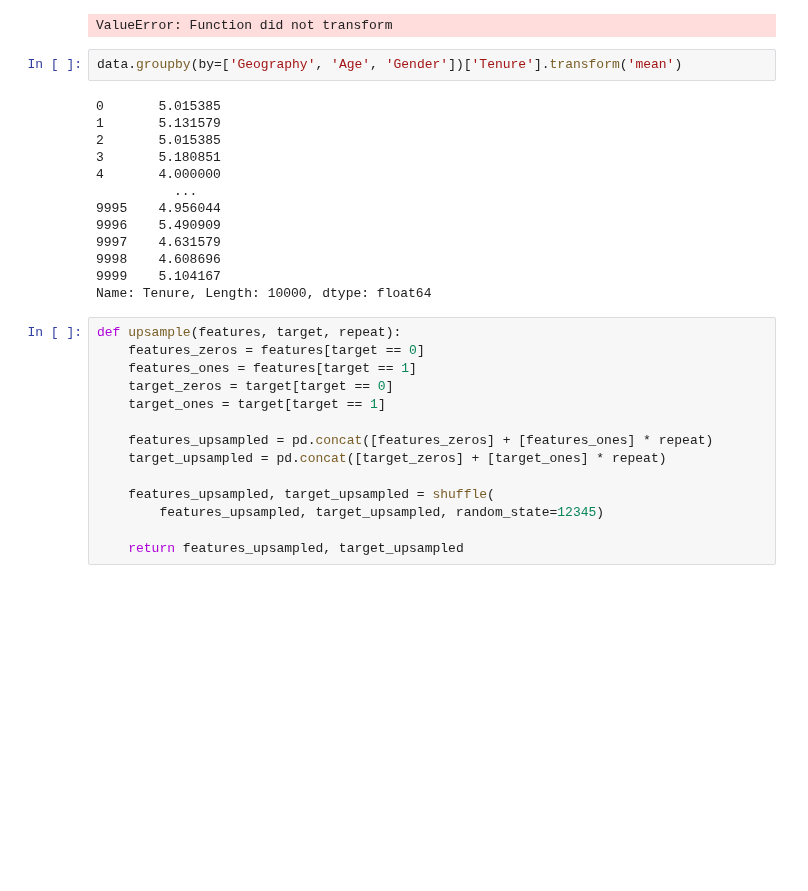
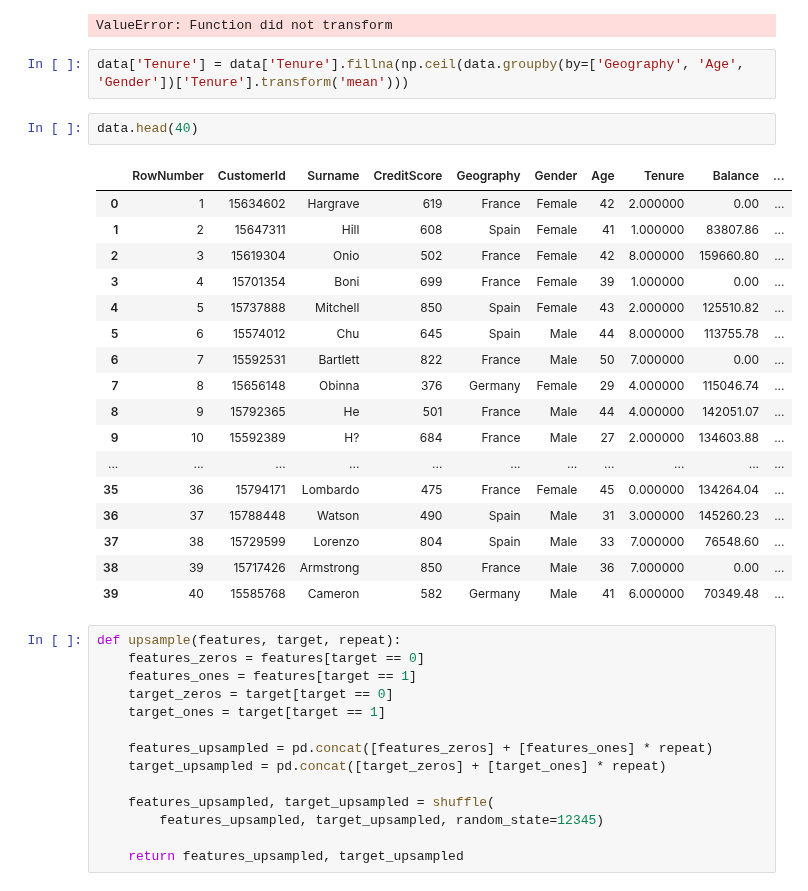
Before and after one commit to versus666jzx/practicum_ds, a Jupyter notebook: model_prognoza_ottoka_klientov_banka/notebooks/prognoz_ottoka_klientov.ipynb, the cells around one changed output. Cells and saved outputs as stored; diff of their text form; blank space fills up the shorter version.

```diff
--- a/model_prognoza_ottoka_klientov_banka/notebooks/prognoz_ottoka_klientov.ipynb
+++ b/model_prognoza_ottoka_klientov_banka/notebooks/prognoz_ottoka_klientov.ipynb
@@ -134,20 +161,27 @@ np.ceil(pd.pivot_table(data[data['Tenure'].notna()], index=['Geography', 'Age',
 # %% [output]
 ValueError: Function did not transform
 # %%
-data.groupby(by=['Geography', 'Age', 'Gender'])['Tenure'].transform('mean')
+data['Tenure'] = data['Tenure'].fillna(np.ceil(data.groupby(by=['Geography', 'Age', 'Gender'])['Tenure'].transform('mean')))
-# %% [output]
-0       5.015385
-1       5.131579
-2       5.015385
-3       5.180851
-4       4.000000
-          ...
-9995    4.956044
-9996    5.490909
-9997    4.631579
-9998    4.608696
-9999    5.104167
-Name: Tenure, Length: 10000, dtype: float64
+# %%
+data.head(40)
+# %% [output]
+|  | RowNumber | CustomerId | Surname | CreditScore | Geography | Gender | Age | Tenure | Balance | ... |
+| 0 | 1 | 15634602 | Hargrave | 619 | France | Female | 42 | 2.000000 | 0.00 | ... |
+| 1 | 2 | 15647311 | Hill | 608 | Spain | Female | 41 | 1.000000 | 83807.86 | ... |
+| 2 | 3 | 15619304 | Onio | 502 | France | Female | 42 | 8.000000 | 159660.80 | ... |
+| 3 | 4 | 15701354 | Boni | 699 | France | Female | 39 | 1.000000 | 0.00 | ... |
+| 4 | 5 | 15737888 | Mitchell | 850 | Spain | Female | 43 | 2.000000 | 125510.82 | ... |
+| 5 | 6 | 15574012 | Chu | 645 | Spain | Male | 44 | 8.000000 | 113755.78 | ... |
+| 6 | 7 | 15592531 | Bartlett | 822 | France | Male | 50 | 7.000000 | 0.00 | ... |
+| 7 | 8 | 15656148 | Obinna | 376 | Germany | Female | 29 | 4.000000 | 115046.74 | ... |
+| 8 | 9 | 15792365 | He | 501 | France | Male | 44 | 4.000000 | 142051.07 | ... |
+| 9 | 10 | 15592389 | H? | 684 | France | Male | 27 | 2.000000 | 134603.88 | ... |
+| ... | ... | ... | ... | ... | ... | ... | ... | ... | ... | ... |
+| 35 | 36 | 15794171 | Lombardo | 475 | France | Female | 45 | 0.000000 | 134264.04 | ... |
+| 36 | 37 | 15788448 | Watson | 490 | Spain | Male | 31 | 3.000000 | 145260.23 | ... |
+| 37 | 38 | 15729599 | Lorenzo | 804 | Spain | Male | 33 | 7.000000 | 76548.60 | ... |
+| 38 | 39 | 15717426 | Armstrong | 850 | France | Male | 36 | 7.000000 | 0.00 | ... |
+| 39 | 40 | 15585768 | Cameron | 582 | Germany | Male | 41 | 6.000000 | 70349.48 | ... |
 # %%
 def upsample(features, target, repeat):
     features_zeros = features[target == 0]
```
Also changed, not shown: parts of 2 cells of this notebook.
